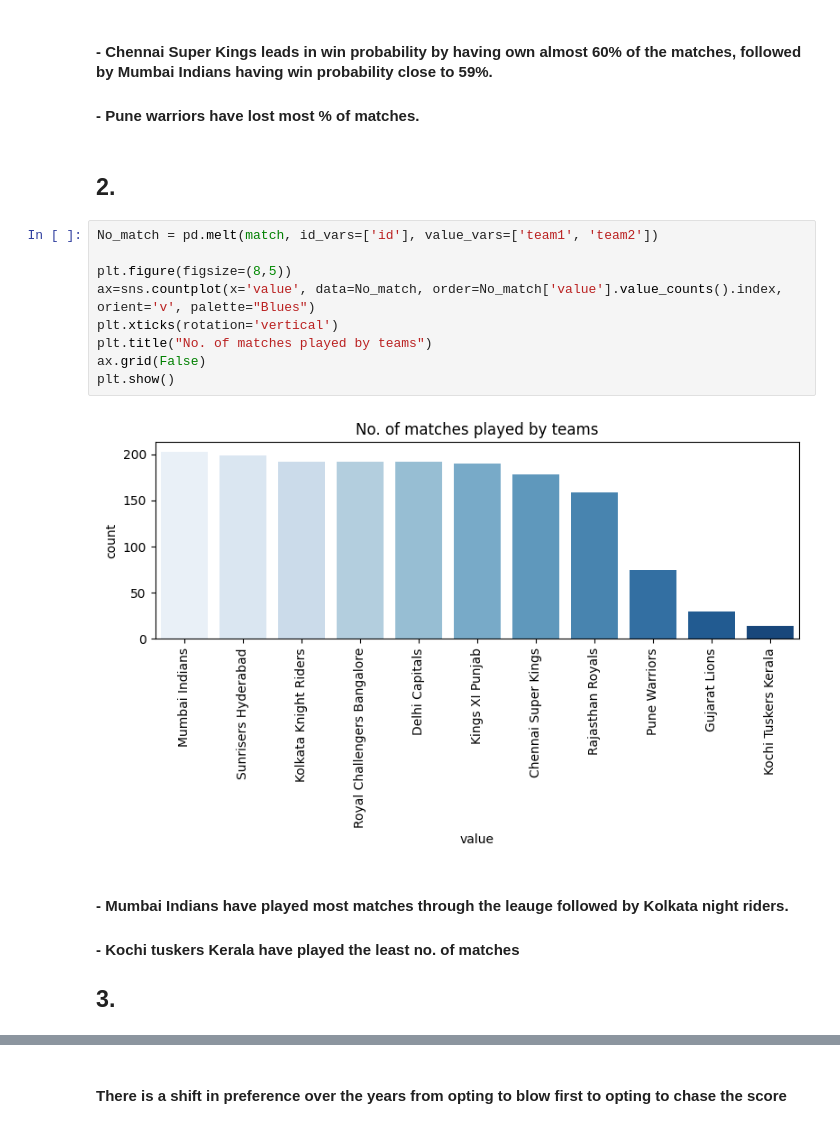
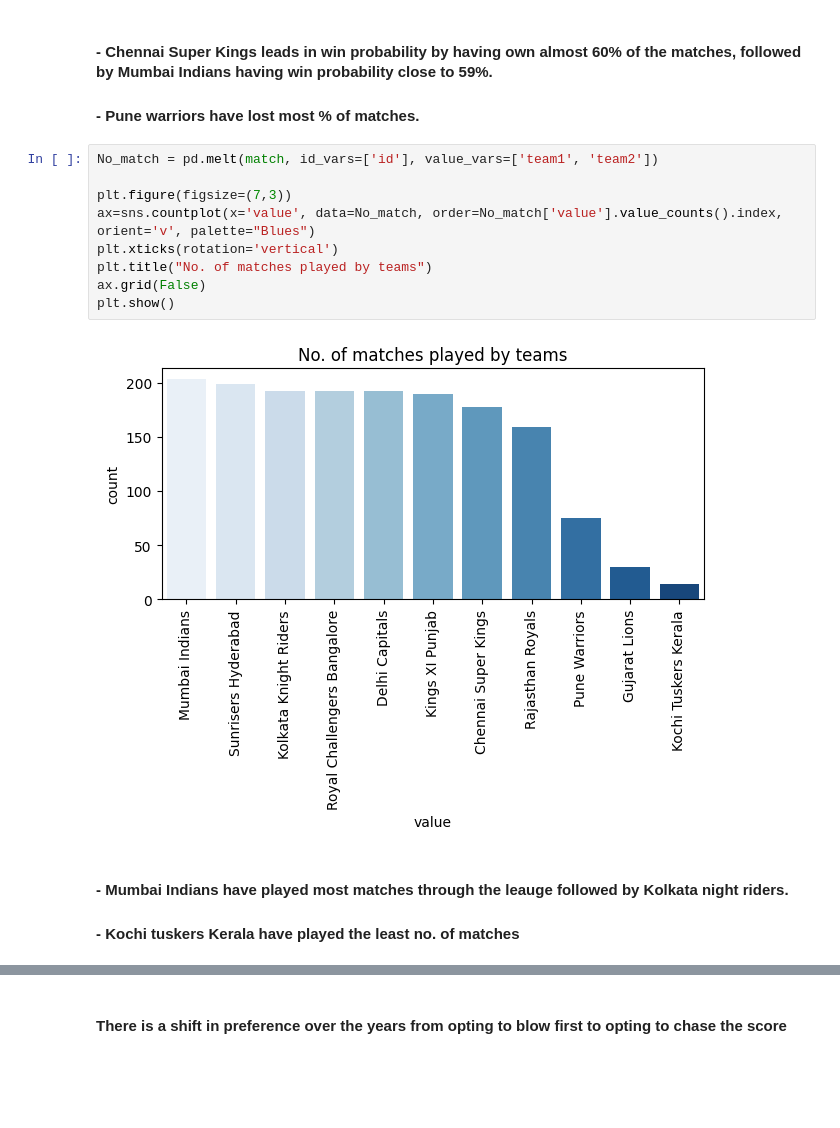
Before and after one commit to varshithvn2/Python, a Jupyter notebook: EDA-IPL.ipynb, the cells around one changed output, grey strips where cells are left out. Saved outputs shown, nothing was run; the diff lists cells and outputs as text; blank space fills up the shorter version.

```diff
--- a/EDA-IPL.ipynb
+++ b/EDA-IPL.ipynb
@@ -203,22 +162,19 @@ fig.update_layout(
 #### - Chennai  Super  Kings  leads  in  win  probability by having own almost 60% of the matches, followed by Mumbai Indians having win probability close to 59%.
 
 #### - Pune warriors have lost most % of matches.
-# %% [markdown]
-## 2.
 # %%
 No_match = pd.melt(match, id_vars=['id'], value_vars=['team1', 'team2'])
 
-plt.figure(figsize=(8,5))
+plt.figure(figsize=(7,3))
 ax=sns.countplot(x='value', data=No_match, order=No_match['value'].value_counts().index, orient='v', palette="Blues")
 plt.xticks(rotation='vertical')
 plt.title("No. of matches played by teams")
 ax.grid(False)
 plt.show()
 # %% [output]
-[figure, old version]
+[figure, new version]
 # %% [markdown]
 #### - Mumbai Indians have played most matches through the leauge followed by Kolkata night riders.
 
 #### - Kochi tuskers Kerala have played the least no. of matches
-## 3.
 # %%
```
Also changed, not shown: parts of 14 cells of this notebook.
